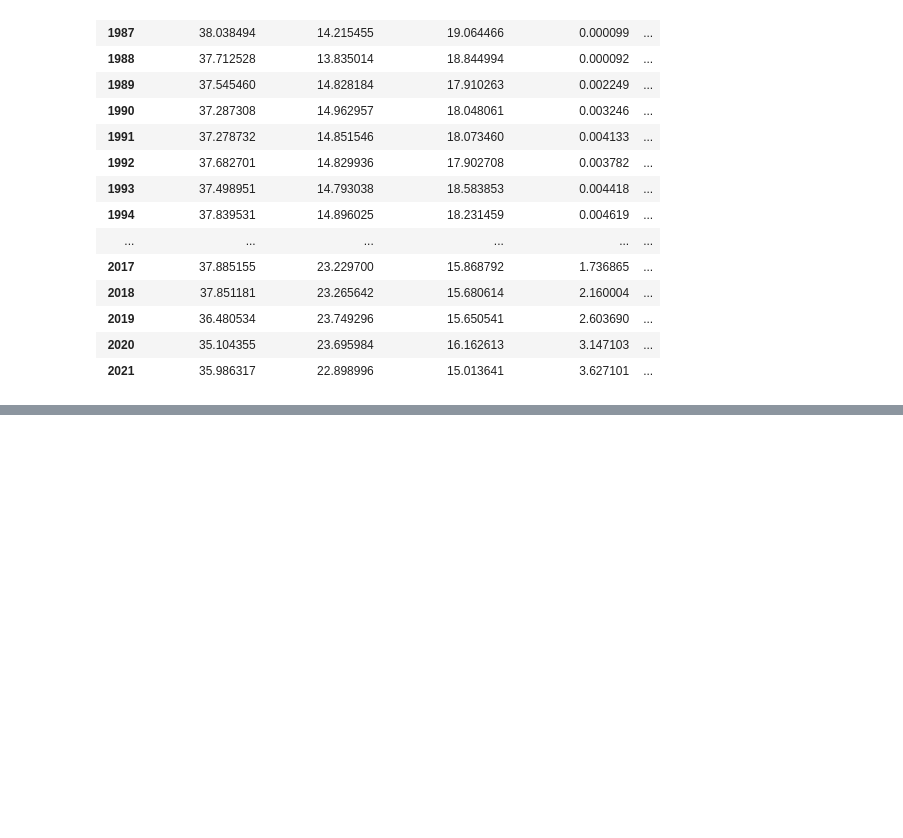
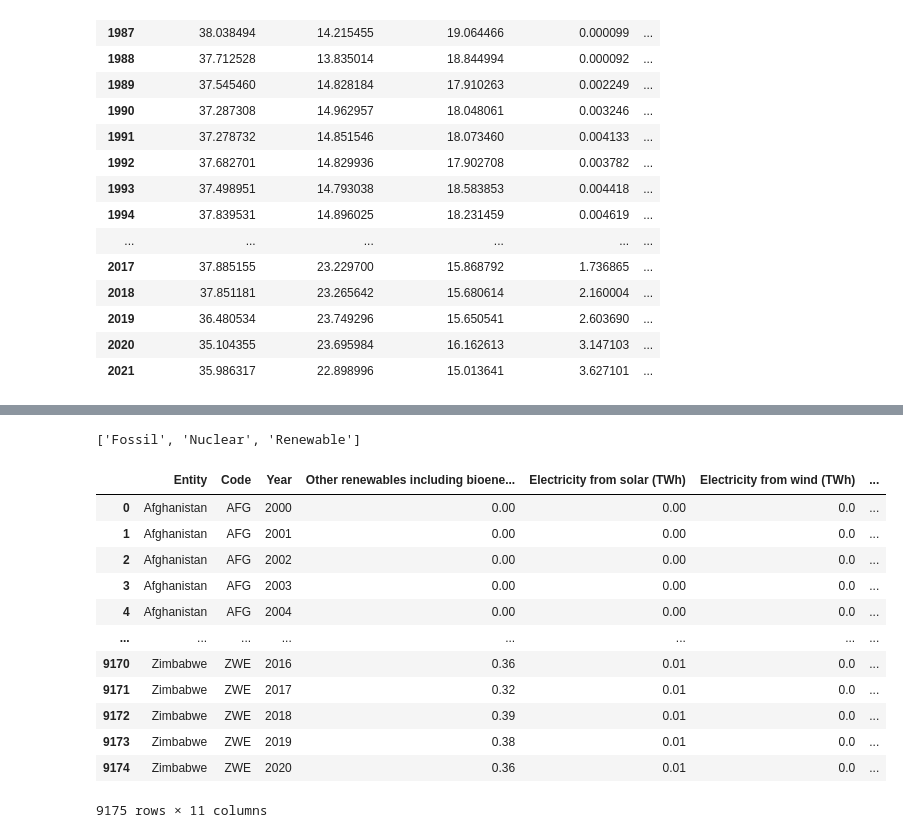
Before and after one commit to MuhamadZia/capstone_project_tetris, a Jupyter notebook: EDA.ipynb, the cells around one changed output, grey strips where cells are left out. Drawn from its saved outputs; the diff is of its cells as text; code cells hidden in the pictures; blank space fills up the shorter version.

```diff
--- a/EDA.ipynb
+++ b/EDA.ipynb
@@ -165,0 +210,24 @@ from
+# %%
+list_energy_group = []
+for text in per_capita_energyGroup.columns[3:]:
+    list_energy_group.append(text.split()[0])
+list_energy_group
+# %% [output]
+['Fossil', 'Nuclear', 'Renewable']
+# %%
+prod_source = pd.read_csv('electricity-prod-source-stacked.csv')
+prod_source
+# %% [output]
+|  | Entity | Code | Year | Other renewables including bioene... | Electricity from solar (TWh) | Electricity from wind (TWh) | ... |
+| 0 | Afghanistan | AFG | 2000 | 0.00 | 0.00 | 0.0 | ... |
+| 1 | Afghanistan | AFG | 2001 | 0.00 | 0.00 | 0.0 | ... |
+| 2 | Afghanistan | AFG | 2002 | 0.00 | 0.00 | 0.0 | ... |
+| 3 | Afghanistan | AFG | 2003 | 0.00 | 0.00 | 0.0 | ... |
+| 4 | Afghanistan | AFG | 2004 | 0.00 | 0.00 | 0.0 | ... |
+| ... | ... | ... | ... | ... | ... | ... | ... |
+| 9170 | Zimbabwe | ZWE | 2016 | 0.36 | 0.01 | 0.0 | ... |
+| 9171 | Zimbabwe | ZWE | 2017 | 0.32 | 0.01 | 0.0 | ... |
+| 9172 | Zimbabwe | ZWE | 2018 | 0.39 | 0.01 | 0.0 | ... |
+| 9173 | Zimbabwe | ZWE | 2019 | 0.38 | 0.01 | 0.0 | ... |
+| 9174 | Zimbabwe | ZWE | 2020 | 0.36 | 0.01 | 0.0 | ... |
+9175 rows × 11 columns
```
Also changed, not shown: parts of 10 cells of this notebook, 2 other files.
